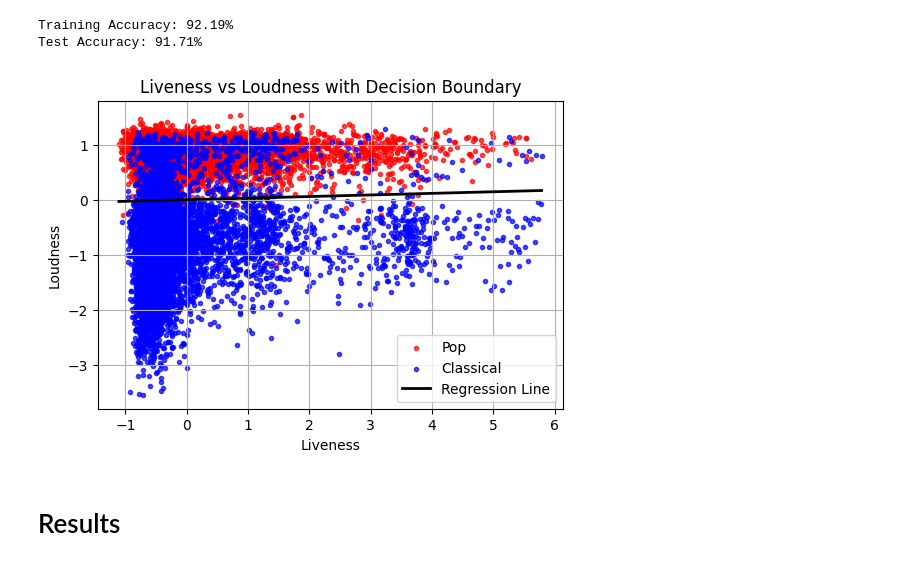
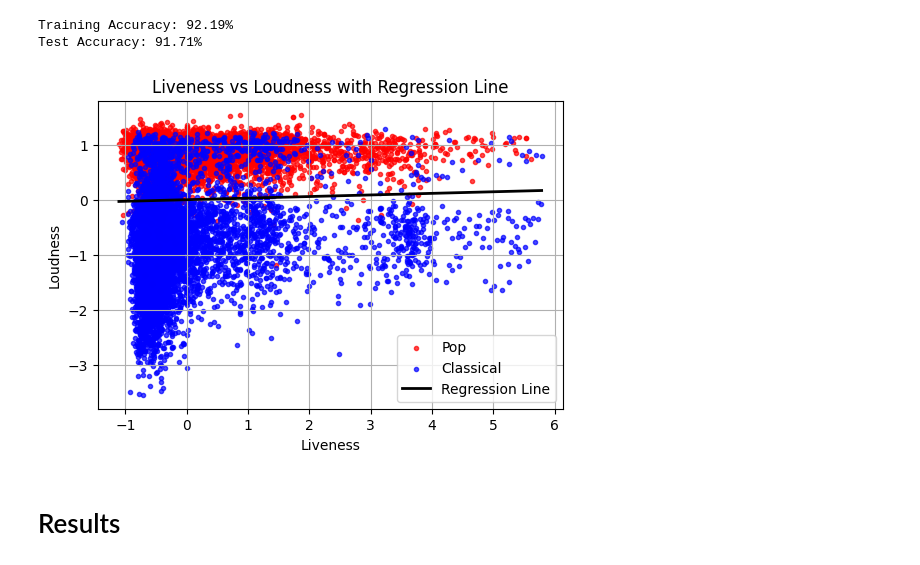
Before and after one commit to agr102/FYS-2021_Assignments, a Jupyter notebook: Assignment 1/Code/assignment_1_code.ipynb, the cells around one changed output. Cells and saved outputs as stored; diff of their text form; code cells hidden in the pictures.

```diff
--- a/Assignment 1/Code/assignment_1_code.ipynb
+++ b/Assignment 1/Code/assignment_1_code.ipynb
@@ -244,29 +244,29 @@ Test Accuracy: 91.71%
 # %%
 w_liveness = weights[0]  # Weight for 'liveness'
 w_loudness = weights[1]  # Weight for 'loudness'
 
 # Generate liveness values for plotting (covering the full range)
 x1_range = np.linspace(scaled_X_train[:, 0].min(), scaled_X_train[:, 0].max(), 100)
 
 # Calculate the corresponding loudness values using the boundary equation
 x2_range = -(w_liveness * x1_range)/ w_loudness
 
 # Plot the training data (Pop and Classical songs)
 plt.figure(figsize=(6, 4))
 plt.scatter(scaled_X_train[y_train == 1][:, 0], scaled_X_train[y_train == 1][:, 1], color='red', label='Pop', alpha=0.7, marker='.')
 plt.scatter(scaled_X_train[y_train == 0][:, 0], scaled_X_train[y_train == 0][:, 1], color='blue', label='Classical', alpha=0.7, marker='.')
 
 # Plot the decision boundary (using weights)
 plt.plot(x1_range, x2_range, color='black', label='Regression Line', linewidth=2)
 
 plt.xlabel('Liveness')
 plt.ylabel('Loudness')
-plt.title('Liveness vs Loudness with Decision Boundary')
+plt.title('Liveness vs Loudness with Regression Line')
 plt.legend()
 plt.grid(True)
 plt.show()
 # %% [output]
-[figure, old version]
+[figure, new version]
 # %% [markdown]
 # Results
 # %%
```
